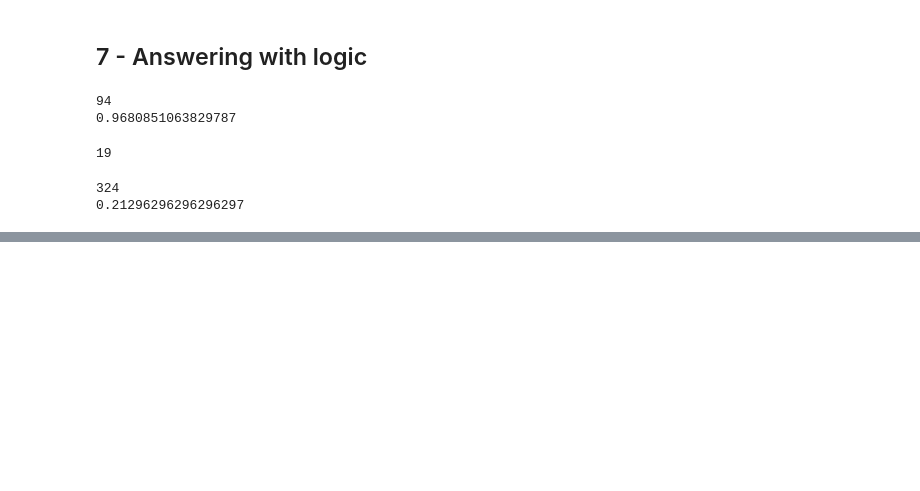
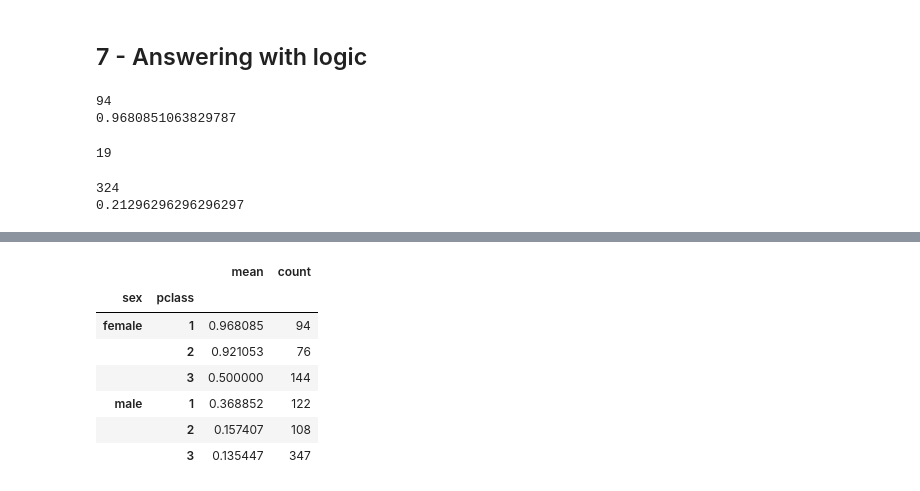
Before and after one commit to selomrani/ML-DL-Revision, a Jupyter notebook: data_challenges/02_pandas/02_pandas_challenge.ipynb, the cells around one changed output, grey strips where cells are left out. Drawn from its saved outputs; the diff is of its cells as text; code cells hidden in the pictures; blank space fills up the shorter version.

```diff
--- a/data_challenges/02_pandas/02_pandas_challenge.ipynb
+++ b/data_challenges/02_pandas/02_pandas_challenge.ipynb
@@ -378,0 +487,13 @@ print(solo_third['survived'].mean())
+# %%
+dataset.groupby(['sex', 'pclass'])['survived'].agg(['mean', 'count'])
+
+# note to self : the effect of the class is still there inside each sex , 97% of the women in 1st against 50% in 3rd
+# %% [output]
+|  |  | mean | count |
+| sex | pclass |  |  |
+| female | 1 | 0.968085 | 94 |
+|  | 2 | 0.921053 | 76 |
+|  | 3 | 0.500000 | 144 |
+| male | 1 | 0.368852 | 122 |
+|  | 2 | 0.157407 | 108 |
+|  | 3 | 0.135447 | 347 |
```
Also changed, not shown: parts of 16 cells of this notebook.
